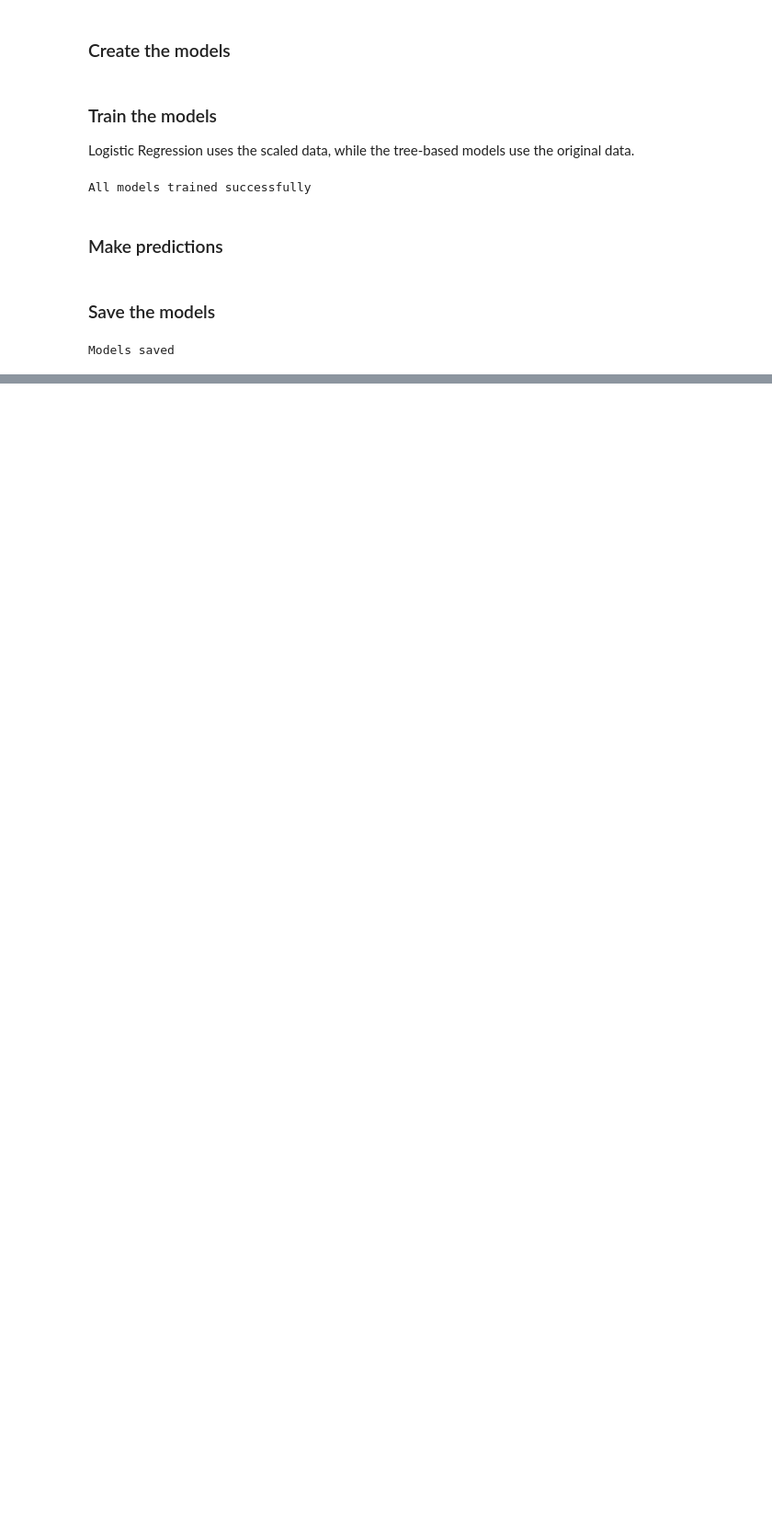
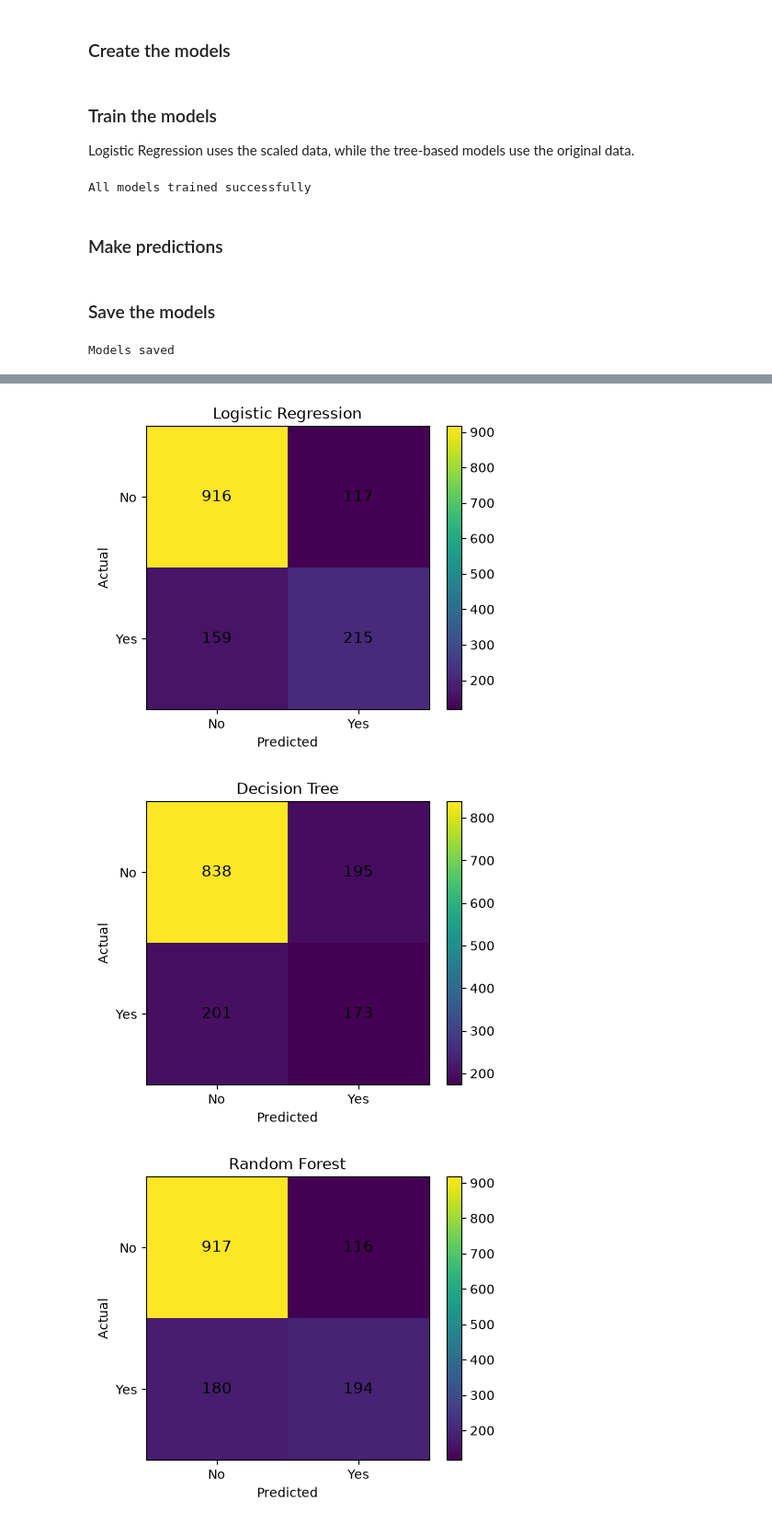
Before and after one commit to ronald-hh/Customer-Churn-Prediction, a Jupyter notebook: notebooks/1_Data_Exploration.ipynb, the cells around one changed output, grey strips where cells are left out. Shown at 92% size. Cells and saved outputs as stored; diff of their text form; code cells hidden in the pictures; blank space fills up the shorter version.

Commit message:
Evaluate classification models and compare performance, Phase 5

```diff
--- a/notebooks/1_Data_Exploration.ipynb
+++ b/notebooks/1_Data_Exploration.ipynb
@@ -647,0 +674,2 @@ Models saved
+# %%
+results = []
@@ -647,0 +733,13 @@ Models saved
+# %%
+for name, model in trained_models.items():
+
+    if name == "Logistic Regression":
+        y_pred = model.predict(X_test_scaled)
+    else:
+        y_pred = model.predict(X_test)
+
+    print("="*50)
+    print(name)
+    print("="*50)
+
+    print(classification_report(y_test, y_pred))
@@ -647,0 +766,38 @@ Models saved
+# %%
+for name, model in trained_models.items():
+
+    if name == "Logistic Regression":
+        y_pred = model.predict(X_test_scaled)
+    else:
+        y_pred = model.predict(X_test)
+
+    cm = confusion_matrix(y_test, y_pred)
+
+    plt.figure(figsize=(5,4))
+
+    plt.imshow(cm)
+
+    plt.title(name)
+
+    plt.colorbar()
+
+    plt.xlabel("Predicted")
+
+    plt.ylabel("Actual")
+
+    plt.xticks([0,1],["No","Yes"])
+
+    plt.yticks([0,1],["No","Yes"])
+
+    for i in range(2):
+        for j in range(2):
+            plt.text(j,i,cm[i,j],
+                    ha="center",
+                    va="center",
+                    fontsize=12)
+
+    plt.show()
+# %% [output]
+[figure, added]
+[figure, added]
+[figure, added]
```
Also changed, not shown: parts of 17 cells of this notebook, 1 other file.
